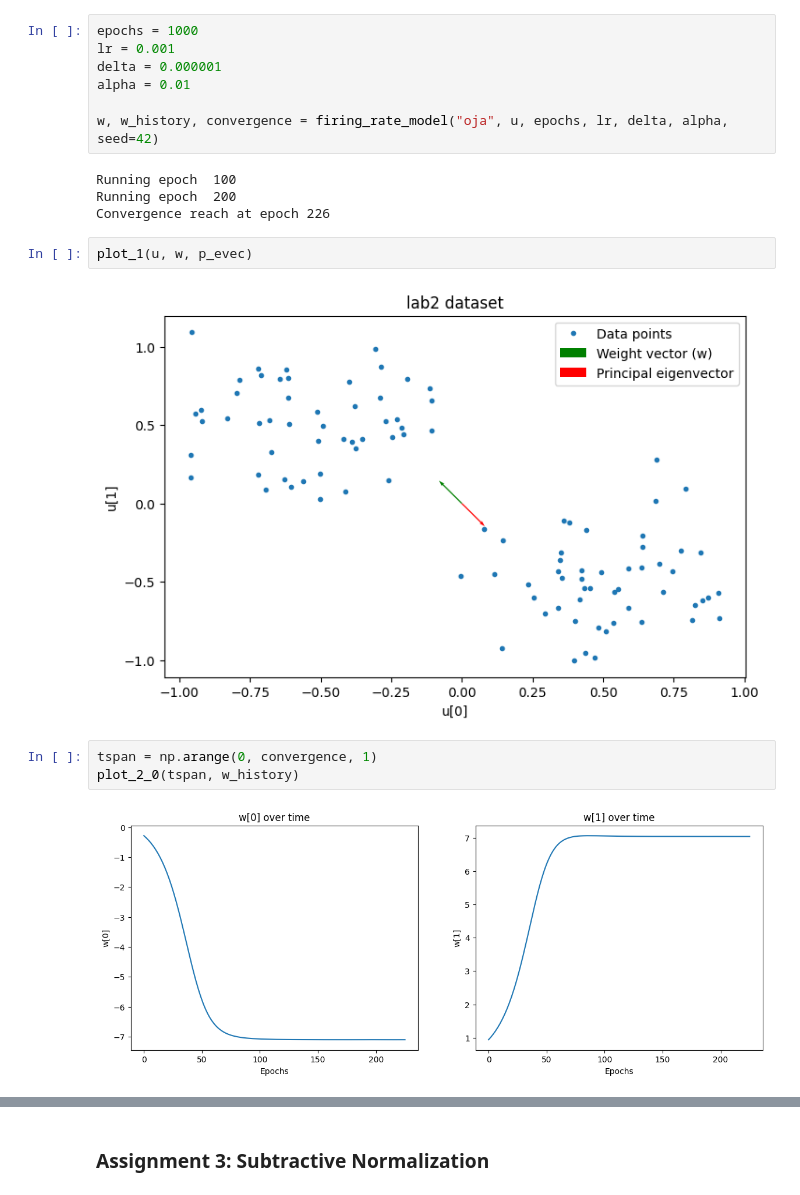
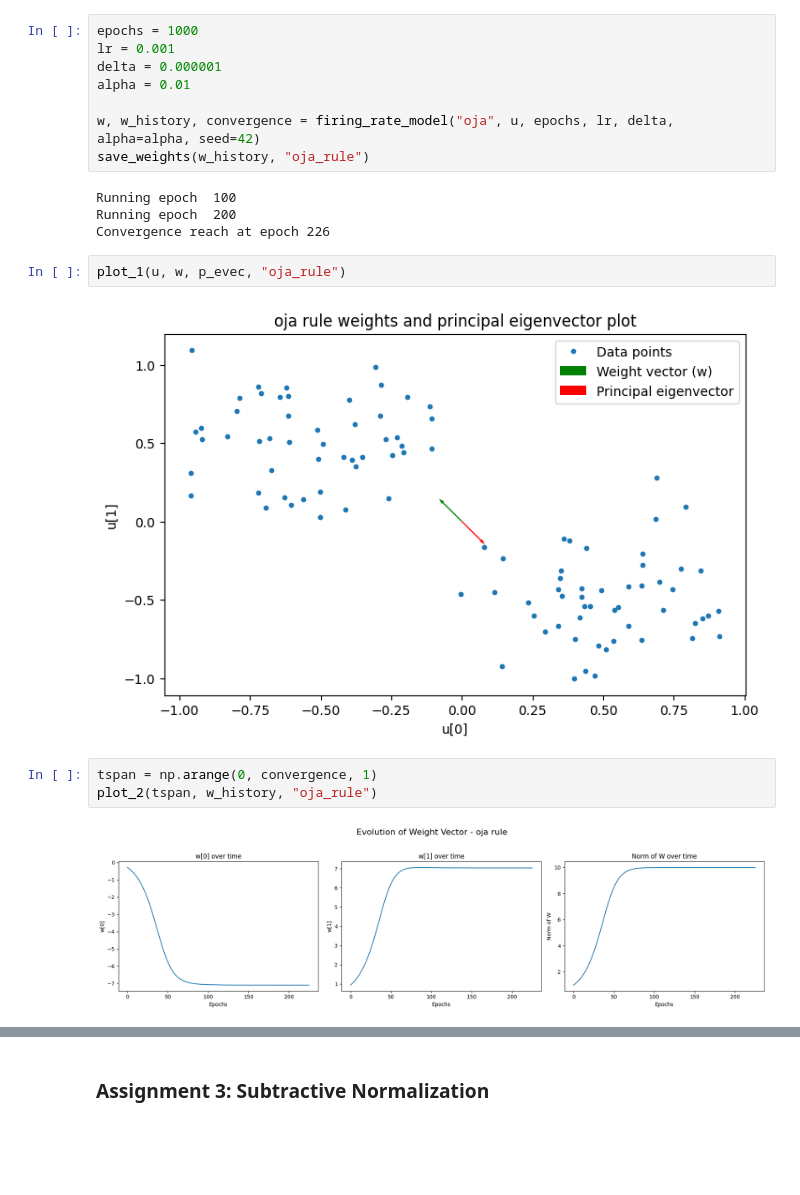
Before and after one commit to francealip/cns_lab, a Jupyter notebook: LAB2_1/hebb_rule.ipynb, the cells around one changed output, grey strips where cells are left out. Drawn from its saved outputs; the diff is of its cells as text; blank space fills up the shorter version.

```diff
--- a/LAB2_1/hebb_rule.ipynb
+++ b/LAB2_1/hebb_rule.ipynb
@@ -79,17 +83,18 @@ lr = 0.001
 delta = 0.000001
 alpha = 0.01
 
-w, w_history, convergence = firing_rate_model("oja", u, epochs, lr, delta, alpha, seed=42)
+w, w_history, convergence = firing_rate_model("oja", u, epochs, lr, delta, alpha=alpha, seed=42)
+save_weights(w_history, "oja_rule")
 # %% [output]
 Running epoch  100
 Running epoch  200
 Convergence reach at epoch 226
 # %%
-plot_1(u, w, p_evec)
+plot_1(u, w, p_evec, "oja_rule")
 # %% [output]
-[figure, old version]
+[figure, new version]
 # %%
 tspan = np.arange(0, convergence, 1)
-plot_2_0(tspan, w_history)
+plot_2(tspan, w_history, "oja_rule")
 # %% [output]
-[figure, old version]
+[figure, new version]
```
Also changed, not shown: parts of 27 cells of this notebook, 3 other files.
